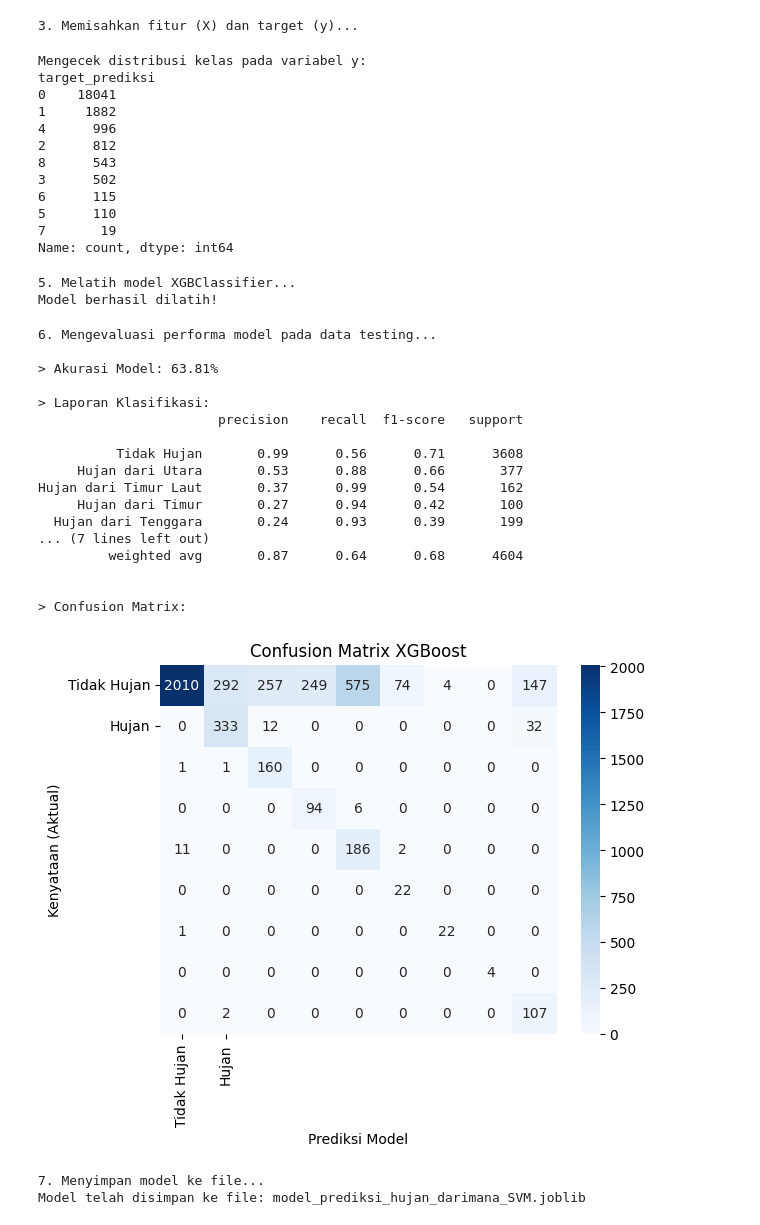
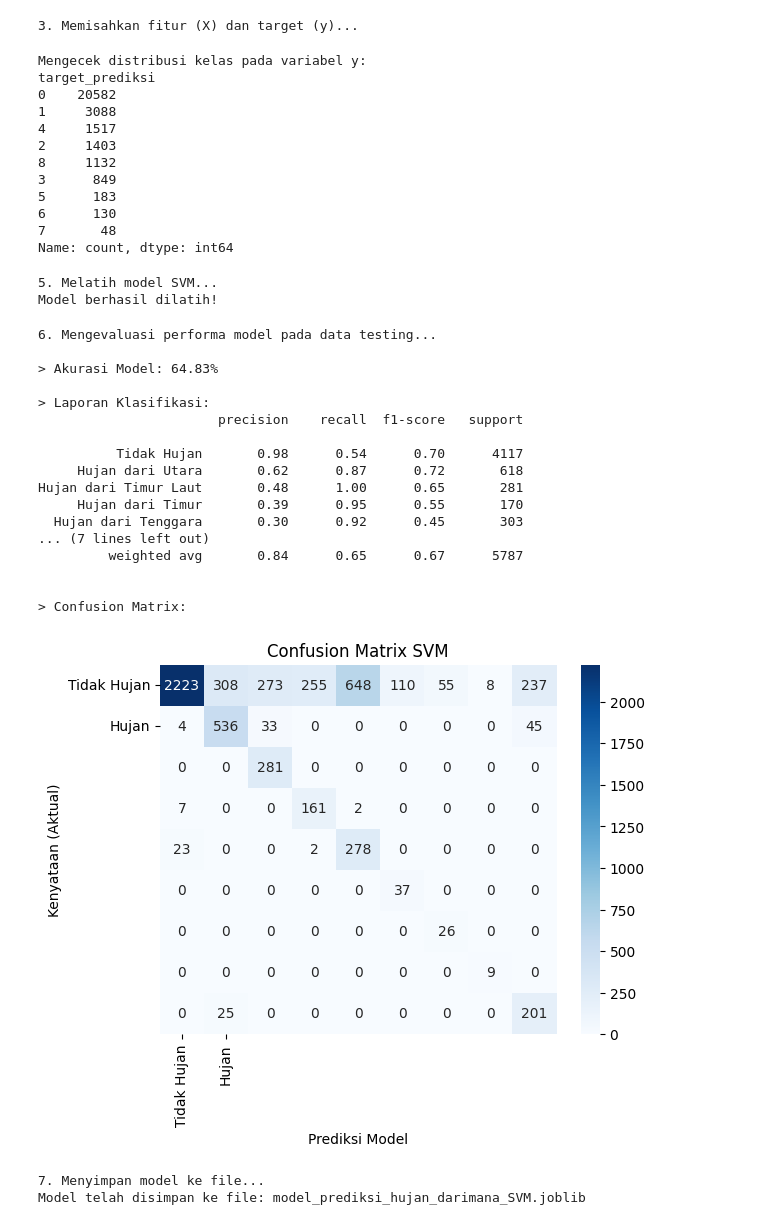
Before and after one commit to abyanwibowo19400/TUWS, a Jupyter notebook: latih_model_SVM.ipynb, the cells around one changed output. Cells and saved outputs as stored; diff of their text form; code cells hidden in the pictures.

```diff
--- a/latih_model_SVM.ipynb
+++ b/latih_model_SVM.ipynb
@@ -12,18 +12,18 @@ import joblib
 print("1. Membaca file data...")
 try:
     # Ganti nama file jika berbeda
-    df = pd.read_csv("dataset/data_cuaca_augmented.csv")
+    df = pd.read_csv("dataset/data_cuaca_historis_bandung.csv")
 except FileNotFoundError:
     print("Error: File 'data_cuaca_historis_bandung.csv' tidak ditemukan.")
     exit()
 # %% [output]
 1. Membaca file data...
 # %%
-# # Mengubah 'timestamp' menjadi tipe data datetime
-# df['timestamp'] = pd.to_datetime(df['timestamp'])
-# df = df.sort_values('timestamp').reset_index(drop=True)
+# Mengubah 'timestamp' menjadi tipe data datetime
+df['timestamp'] = pd.to_datetime(df['timestamp'])
+df = df.sort_values('timestamp').reset_index(drop=True)
 
-# print(f"Data berhasil dibaca. Jumlah baris: {len(df)}")
-# print("Contoh data:")
-# print(df.head())
+print(f"Data berhasil dibaca. Jumlah baris: {len(df)}")
+print("Contoh data:")
+print(df.head())
 # %% [output]
@@ -74,7 +74,7 @@ def tentukan_kelas_prediksi(row, langkah_prediksi):
 # Ganti blok Feature Engineering Anda dengan ini:
 
 # ... (setelah membaca df)
-langkah_prediksi = 15
+langkah_prediksi = 30
 df['intensitas_hujan_mendatang'] = df['intensitas_hujan'].shift(-langkah_prediksi).rolling(window=langkah_prediksi).max()
 df.dropna(inplace=True)
 
@@ -105,24 +105,30 @@ print(y.value_counts())
 # %% [output]
 Mengecek distribusi kelas pada variabel y:
 target_prediksi
-0    18041
-1     1882
-4      996
-2      812
-8      543
-3      502
-6      115
-5      110
-7       19
+0    20582
+1     3088
+4     1517
+2     1403
+8     1132
+3      849
+5      183
+6      130
+7       48
 Name: count, dtype: int64
 # %%
 X_train, X_test, y_train, y_test = train_test_split(X, y, test_size=0.2, random_state=42, stratify=y)
 # %%
 # --- 5. MELATIH MODEL MACHINE LEARNING ---
-print("\n5. Melatih model XGBClassifier...")
+print("\n5. Melatih model SVM...")
 
-scaler = StandardScaler()
-X_train_scaled = scaler.fit_transform(X_train)
+try:
+    # scaler = joblib.load('scalerData.joblib')
+    scaler = joblib.load('scaler.joblib')
+except FileNotFoundError:
+    print("Sclaer tidak ditemukan")
+    exit()
+
+X_train_scaled = scaler.transform(X_train)
 X_test_scaled = scaler.transform(X_test)
 
 
@@ -132,7 +138,7 @@ model.fit(X_train_scaled, y_train)
 
 print("Model berhasil dilatih!")
 # %% [output]
-5. Melatih model XGBClassifier...
+5. Melatih model SVM...
 Model berhasil dilatih!
 # %%
 # --- 6. MENGEVALUASI PERFORMA MODEL ---
@@ -170,42 +176,42 @@ nama_kelas = [
 
 # B. Laporan Klasifikasi
 print("\n> Laporan Klasifikasi:")
 # Laporan ini memberikan info Precision, Recall, dan F1-Score
 # 'Recall' untuk kelas 'Hujan' adalah metrik paling penting di sini.
 #print(classification_report(y_test, y_pred, target_names=['Tidak Hujan', 'Hujan']))
 # Kode Anda yang menyebabkan error
 # print(classification_report(y_test, y_pred, target_names=['Tidak Hujan', 'Hujan']))
 
 # Kode yang benar
 print(classification_report(y_test, y_pred, target_names=nama_kelas))
 
 # C. Confusion Matrix (Opsional, untuk visualisasi)
 print("\n> Confusion Matrix:")
 cm = confusion_matrix(y_test, y_pred)
 sns.heatmap(cm, annot=True, fmt='d', cmap='Blues', xticklabels=['Tidak Hujan', 'Hujan'], yticklabels=['Tidak Hujan', 'Hujan'])
 plt.xlabel('Prediksi Model')
 plt.ylabel('Kenyataan (Aktual)')
-plt.title('Confusion Matrix XGBoost')
+plt.title('Confusion Matrix SVM')
 plt.show() # Tampilkan plot
 # %% [output]
 6. Mengevaluasi performa model pada data testing...
 
-> Akurasi Model: 63.81%
+> Akurasi Model: 64.83%
 
 > Laporan Klasifikasi:
                        precision    recall  f1-score   support
 
-          Tidak Hujan       0.99      0.56      0.71      3608
-     Hujan dari Utara       0.53      0.88      0.66       377
-Hujan dari Timur Laut       0.37      0.99      0.54       162
-     Hujan dari Timur       0.27      0.94      0.42       100
-  Hujan dari Tenggara       0.24      0.93      0.39       199
+          Tidak Hujan       0.98      0.54      0.70      4117
+     Hujan dari Utara       0.62      0.87      0.72       618
+Hujan dari Timur Laut       0.48      1.00      0.65       281
+     Hujan dari Timur       0.39      0.95      0.55       170
+  Hujan dari Tenggara       0.30      0.92      0.45       303
 ... (7 lines left out)
-         weighted avg       0.87      0.64      0.68      4604
+         weighted avg       0.84      0.65      0.67      5787
 
 
 > Confusion Matrix:
-[figure, old version]
+[figure, new version]
 # %%
 # ... (kode evaluasi model Anda sebelumnya) ...
 
```
Also changed, not shown: parts of 1 cell of this notebook, 26 other files.
